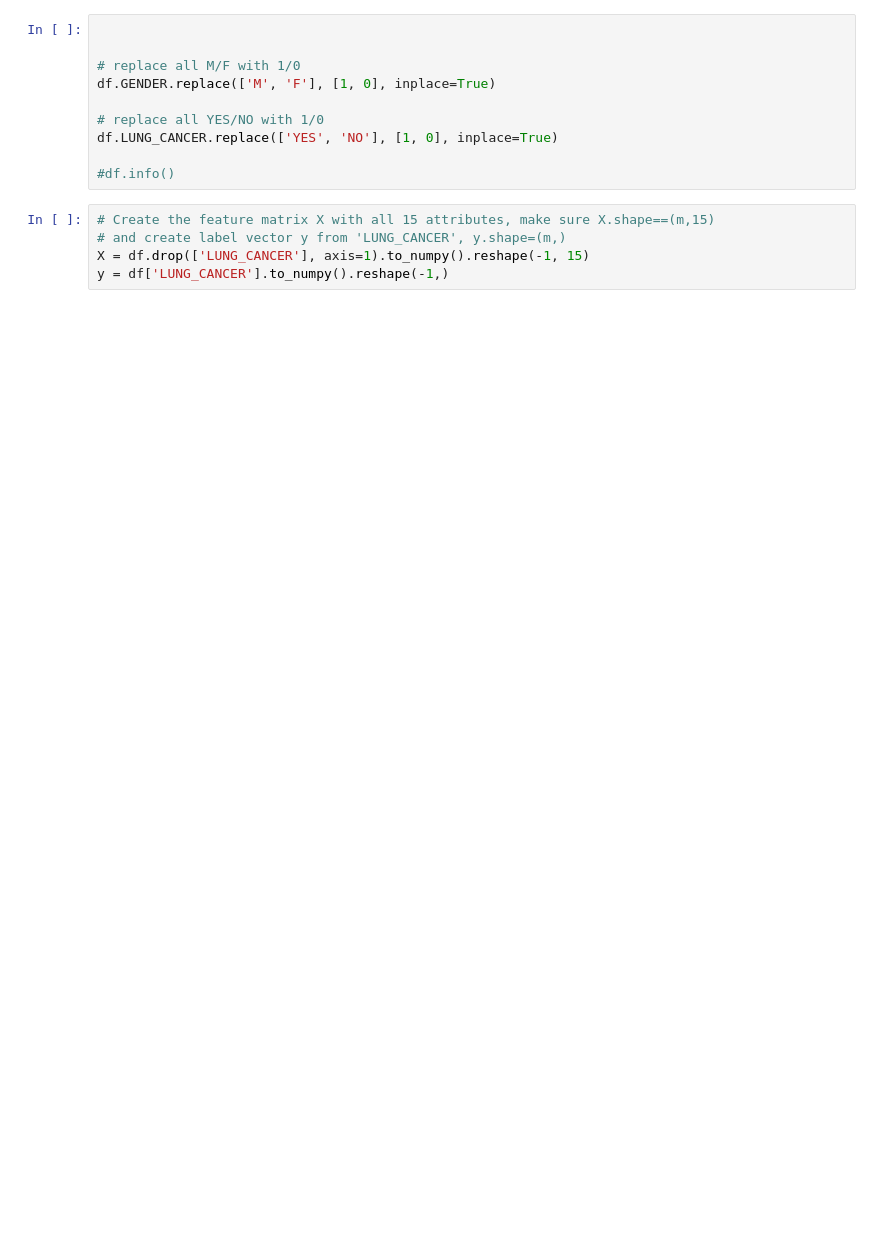
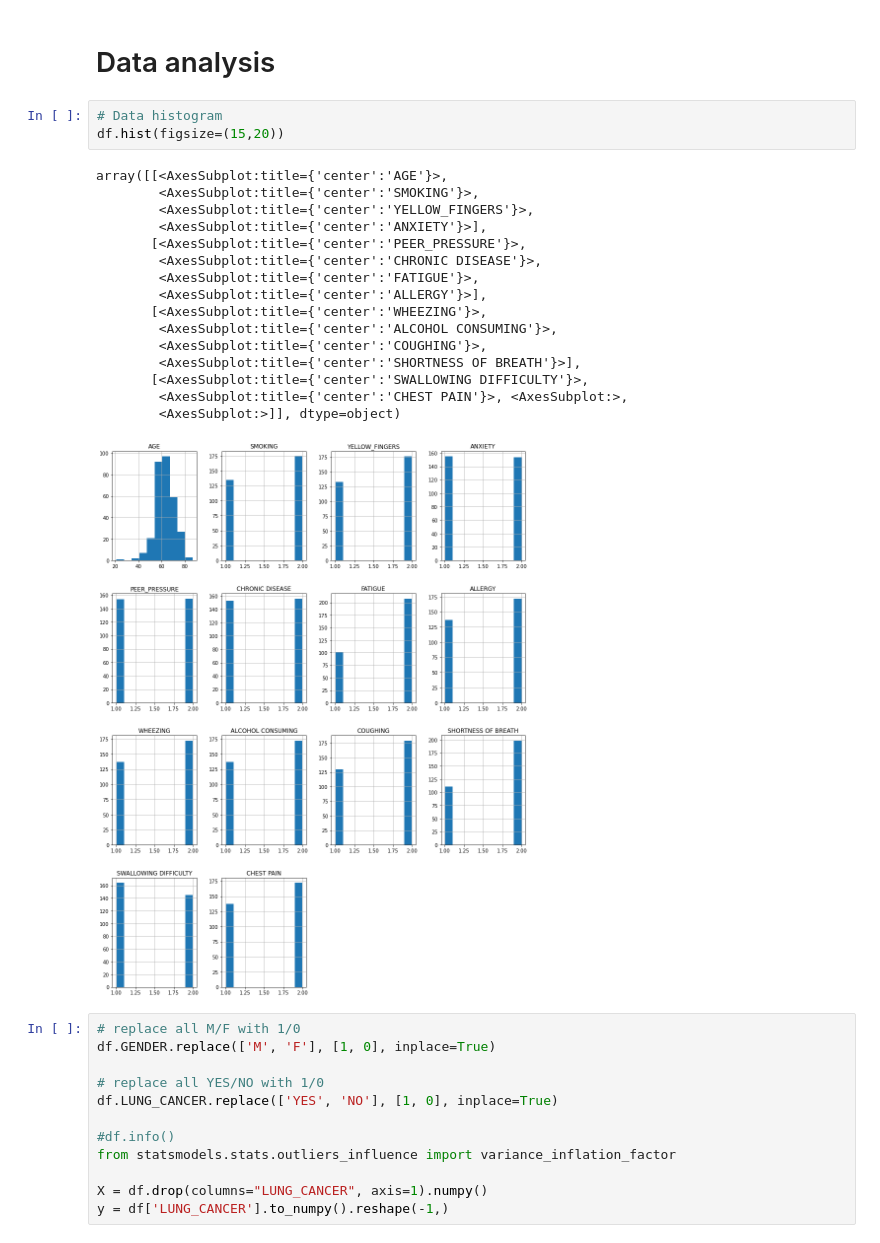
Before and after one commit to avocadoali/Predicting-Lung-Cancer-ML-Project, a Jupyter notebook: main/main.ipynb, the cells around one changed output. Drawn from its saved outputs; the diff is of its cells as text; blank space fills up the shorter version.

```diff
--- a/main/main.ipynb
+++ b/main/main.ipynb
@@ -21,9 +18,29 @@ df.head(5)
 | 2 | F | 59 | 1 | 1 | 1 | 2 | 1 | 2 | 1 | ... |
 | 3 | M | 63 | 2 | 2 | 2 | 1 | 1 | 1 | 1 | ... |
 | 4 | F | 63 | 1 | 2 | 1 | 1 | 1 | 1 | 1 | ... |
+# %% [markdown]
+# Data analysis
+# %%
+# Data histogram
+df.hist(figsize=(15,20))
+# %% [output]
+array([[<AxesSubplot:title={'center':'AGE'}>,
+        <AxesSubplot:title={'center':'SMOKING'}>,
+        <AxesSubplot:title={'center':'YELLOW_FINGERS'}>,
+        <AxesSubplot:title={'center':'ANXIETY'}>],
+       [<AxesSubplot:title={'center':'PEER_PRESSURE'}>,
+        <AxesSubplot:title={'center':'CHRONIC DISEASE'}>,
+        <AxesSubplot:title={'center':'FATIGUE'}>,
+        <AxesSubplot:title={'center':'ALLERGY'}>],
+       [<AxesSubplot:title={'center':'WHEEZING'}>,
+        <AxesSubplot:title={'center':'ALCOHOL CONSUMING'}>,
+        <AxesSubplot:title={'center':'COUGHING'}>,
+        <AxesSubplot:title={'center':'SHORTNESS OF BREATH'}>],
+       [<AxesSubplot:title={'center':'SWALLOWING DIFFICULTY'}>,
+        <AxesSubplot:title={'center':'CHEST PAIN'}>, <AxesSubplot:>,
+        <AxesSubplot:>]], dtype=object)
+[figure, added]
 # %%
-
-
 # replace all M/F with 1/0
 df.GENDER.replace(['M', 'F'], [1, 0], inplace=True)
 
@@ -31,8 +48,7 @@ df.GENDER.replace(['M', 'F'], [1, 0], inplace=True)
 df.LUNG_CANCER.replace(['YES', 'NO'], [1, 0], inplace=True)
 
 #df.info()
+from statsmodels.stats.outliers_influence import variance_inflation_factor
+
+X = df.drop(columns="LUNG_CANCER", axis=1).numpy()
+y = df['LUNG_CANCER'].to_numpy().reshape(-1,)
-# %%
-# Create the feature matrix X with all 15 attributes, make sure X.shape==(m,15)
-# and create label vector y from 'LUNG_CANCER', y.shape=(m,)
-X = df.drop(['LUNG_CANCER'], axis=1).to_numpy().reshape(-1, 15)
-y = df['LUNG_CANCER'].to_numpy().reshape(-1,)
```
Also changed, not shown: parts of 8 cells of this notebook, 3 other files.
